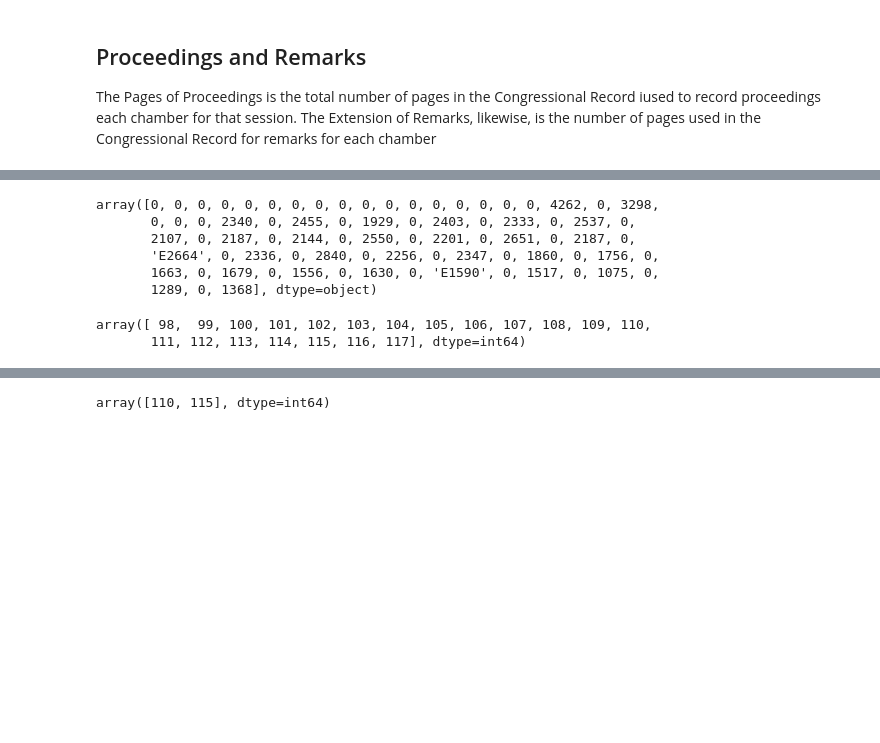
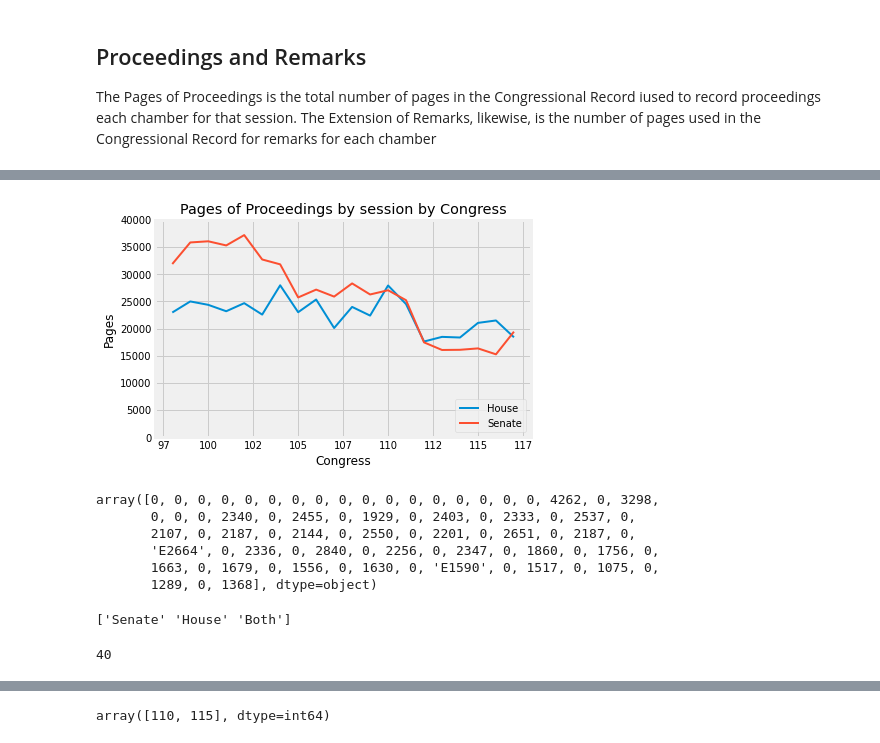
Before and after one commit to tamimcm416/congressional_activity, a Jupyter notebook: notebooks/ExploratoryDataAnalysis.ipynb, the cells around one changed output, grey strips where cells are left out. Drawn from its saved outputs; the diff is of its cells as text; code cells hidden in the pictures; blank space fills up the shorter version.

```diff
--- a/notebooks/ExploratoryDataAnalysis.ipynb
+++ b/notebooks/ExploratoryDataAnalysis.ipynb
@@ -209,7 +207,7 @@ plt.show()
 # %%
 # Let's add a feature for average hours per day to both our dataframes
-gen_house_df['Avg Hours Per Day'] = gen_house_df['Time In Session'] / gen_house_df['Days In Session']
-gen_senate_df['Avg Hours Per Day'] = gen_senate_df['Time In Session'] / gen_house_df['Days In Session']
+gen_house_df['Avg hours per day'] = gen_house_df['Time in session'] / gen_house_df['Days in session']
+gen_senate_df['Avg hours per day'] = gen_senate_df['Time in session'] / gen_house_df['Days in session']
 # %%
 # Plot Average Hours Per Day In Session for each Chamber by Congress
 print()
@@ -258,3 +267,18 @@ With 3 different scenarions for the value of Pages Of Proceedings, more research
+# %%
+# Plot Pages of Proceedings for each Chamber by Congress
+print()
+fig, ax = plt.subplots()
+gen_house_df[['Pages of proceedings']].plot(ax=ax)
+gen_senate_df[['Pages of proceedings']].plot(ax=ax)
+ax.set_title('Pages of Proceedings by session by Congress')
+ax.set_xlabel(xlabel='Congress')
+ax.set_ylabel(ylabel='Pages')
+ax.set_ylim(bottom=0, top=40000)
+ax.legend(['House', 'Senate'], loc='lower right')
+ax.xaxis.set_major_formatter(plt.FormatStrFormatter('%i'))
+plt.show()
+# %% [output]
+[figure, added]
 # %%
 # Let's look at Extension Of Remarkss, which is also combination of string and int data
 gen_activity_df['Extension Of Remarks'].values
@@ -266,8 +290,11 @@ array([0, 0, 0, 0, 0, 0, 0, 0, 0, 0, 0, 0, 0, 0, 0, 0, 0, 4262, 0, 3298,
        1663, 0, 1679, 0, 1556, 0, 1630, 0, 'E1590', 0, 1517, 0, 1075, 0,
        1289, 0, 1368], dtype=object)
 # %%
-# Which Congresses have 0 Extension Of Remarks listed?
-gen_activity_df['Congress'].loc[gen_activity_df['Extension Of Remarks'] == 0].unique()
+# Which Chambers have 0 Extension Of Remarks listed?
+print(gen_activity_df['Chamber'].loc[gen_activity_df['Extension of remarks'] == 0].unique())
 # %% [output]
-array([ 98,  99, 100, 101, 102, 103, 104, 105, 106, 107, 108, 109, 110,
-       111, 112, 113, 114, 115, 116, 117], dtype=int64)
+['Senate' 'House' 'Both']
+# %%
+gen_activity_df['Extension of remarks'].loc[gen_activity_df['Chamber'] == 'Senate'].count()
+# %% [output]
+40
```
Also changed, not shown: parts of 17 cells of this notebook, 2 other files.
